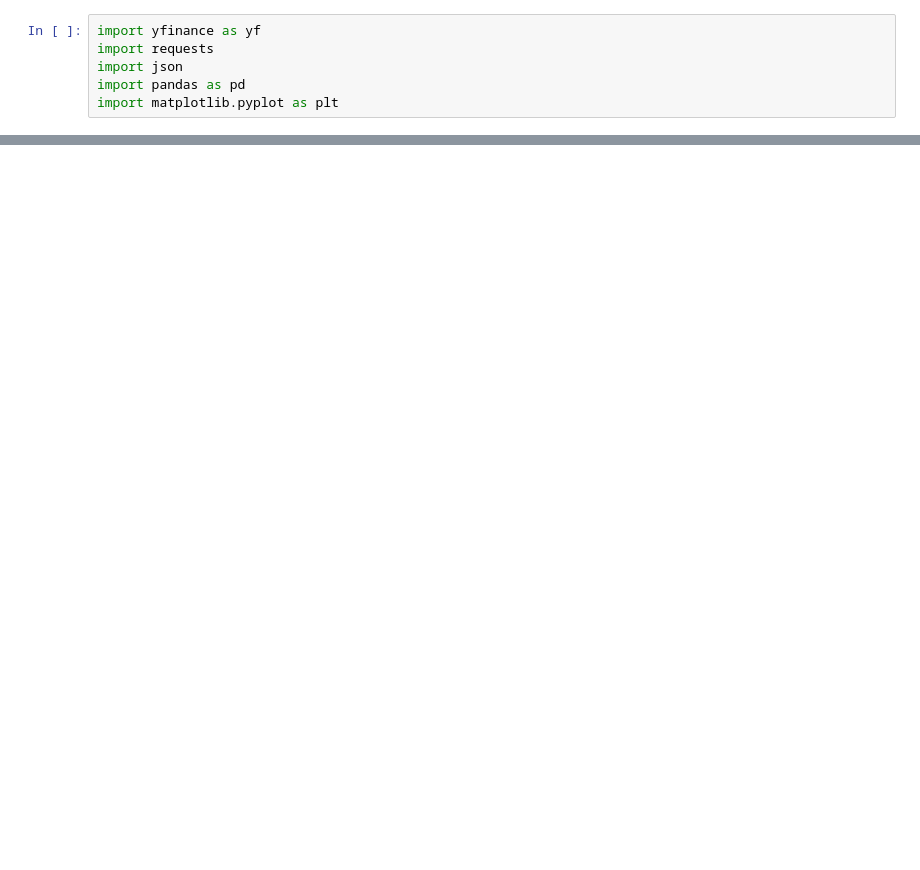
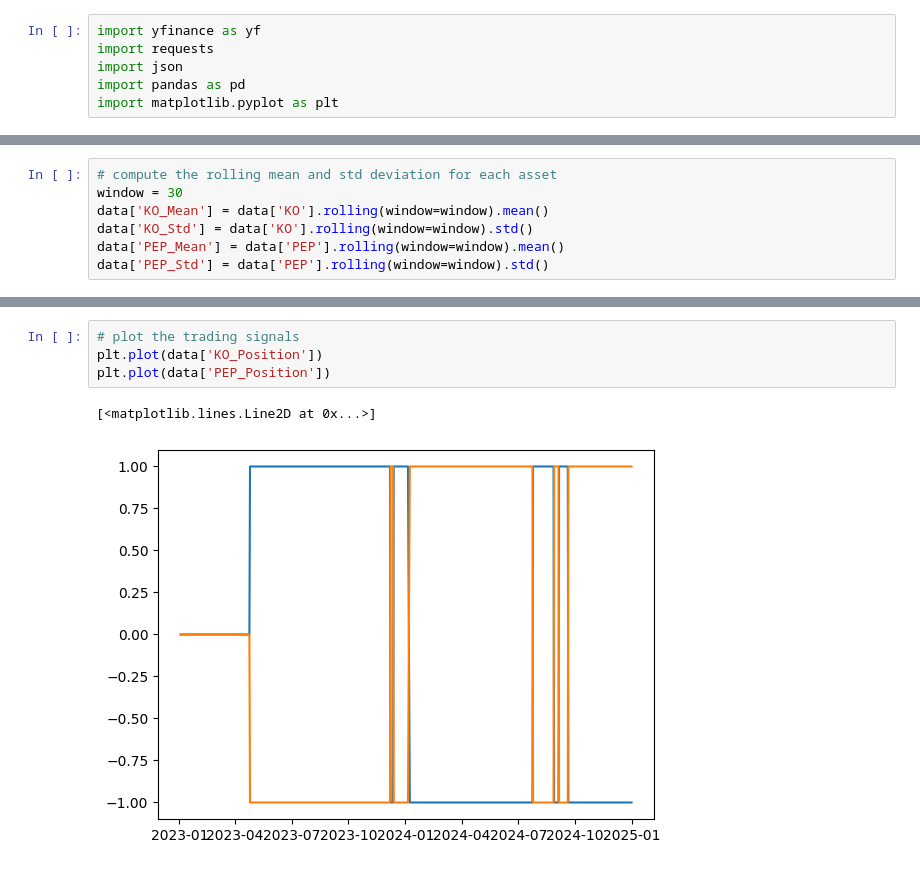
Before and after one commit to juanLude/backtesting_kangaroo, a Jupyter notebook: pairs_trading.ipynb, the cells around one changed output, grey strips where cells are left out. Saved outputs shown, nothing was run; the diff lists cells and outputs as text; blank space fills up the shorter version.

```diff
--- a/pairs_trading.ipynb
+++ b/pairs_trading.ipynb
@@ -36,0 +48,7 @@ Date
+# %%
+# compute the rolling mean and std deviation for each asset
+window = 30
+data['KO_Mean'] = data['KO'].rolling(window=window).mean()
+data['KO_Std'] = data['KO'].rolling(window=window).std()
+data['PEP_Mean'] = data['PEP'].rolling(window=window).mean()
+data['PEP_Std'] = data['PEP'].rolling(window=window).std()
@@ -36,0 +112,7 @@ Date
+# %%
+# plot the trading signals
+plt.plot(data['KO_Position'])
+plt.plot(data['PEP_Position'])
+# %% [output]
+[<matplotlib.lines.Line2D at 0x...>]
+[figure, added]
```
Also changed, not shown: parts of 5 cells of this notebook.
